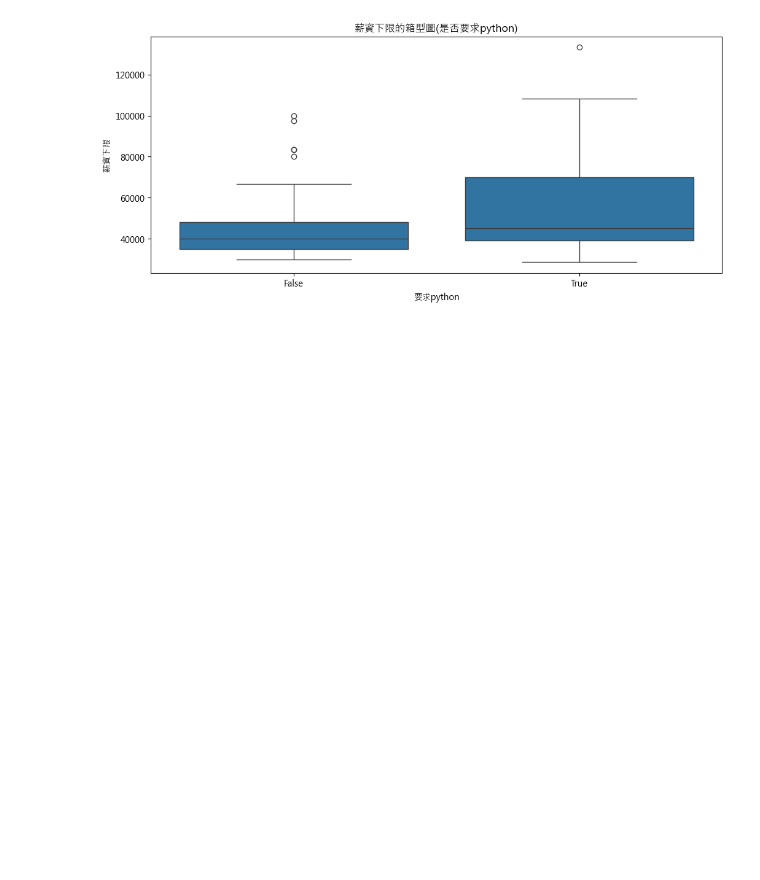
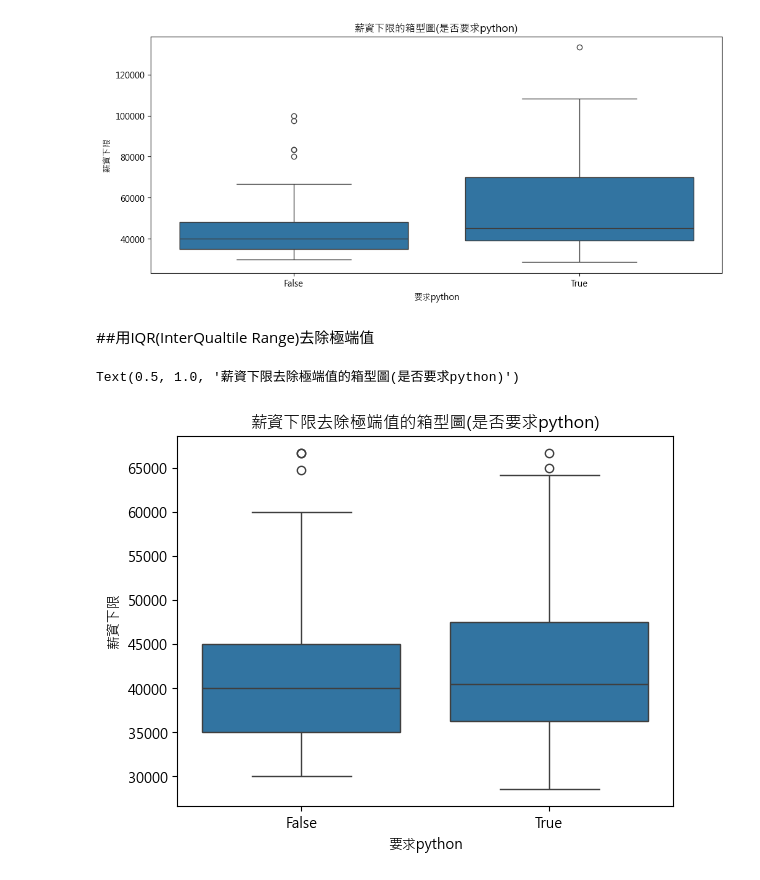
Before and after one commit to poheng131/-, a Jupyter notebook: src/cleaning/salary_t-test.ipynb, the cells around one changed output. Cells and saved outputs as stored; diff of their text form; code cells hidden in the pictures; blank space fills up the shorter version.

```diff
--- a/src/cleaning/salary_t-test.ipynb
+++ b/src/cleaning/salary_t-test.ipynb
@@ -61,3 +63,18 @@ plt.title('薪資下限的箱型圖(是否要求python)')
 # %% [output]
 Text(0.5, 1.0, '薪資下限的箱型圖(是否要求python)')
 [figure]
+# %% [markdown]
+##用IQR(InterQualtile Range)去除極端值
+# %%
+Q1=df_filter['薪資下限'].quantile(0.25)
+Q3=df_filter['薪資下限'].quantile(0.75)
+IQR=Q3-Q1
+# %%
+lower_bound=Q1-1.5*IQR
+upper_bound=Q3+1.5*IQR
+not_outlier=df_filter[(df_filter['薪資下限']>=lower_bound ) & (df_filter['薪資下限']<=upper_bound)]
+sns.boxplot(x='要求python',y="薪資下限",data=not_outlier)
+plt.title("薪資下限去除極端值的箱型圖(是否要求python)")
+# %% [output]
+Text(0.5, 1.0, '薪資下限去除極端值的箱型圖(是否要求python)')
+[figure, added]
```
Also changed, not shown: parts of 3 cells of this notebook.
